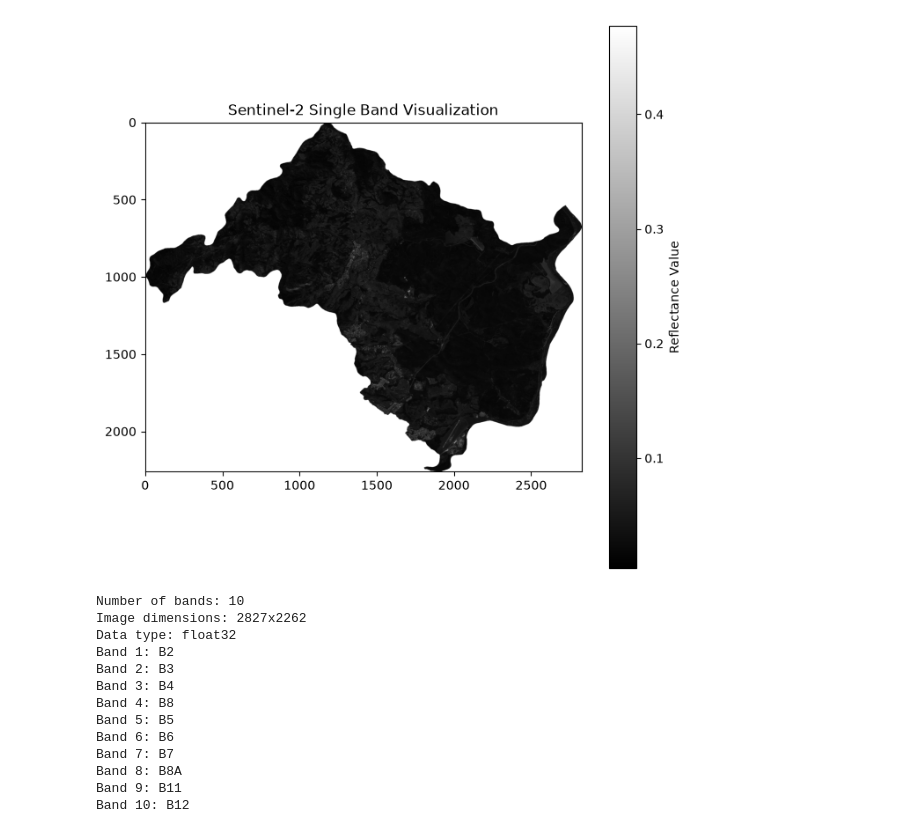
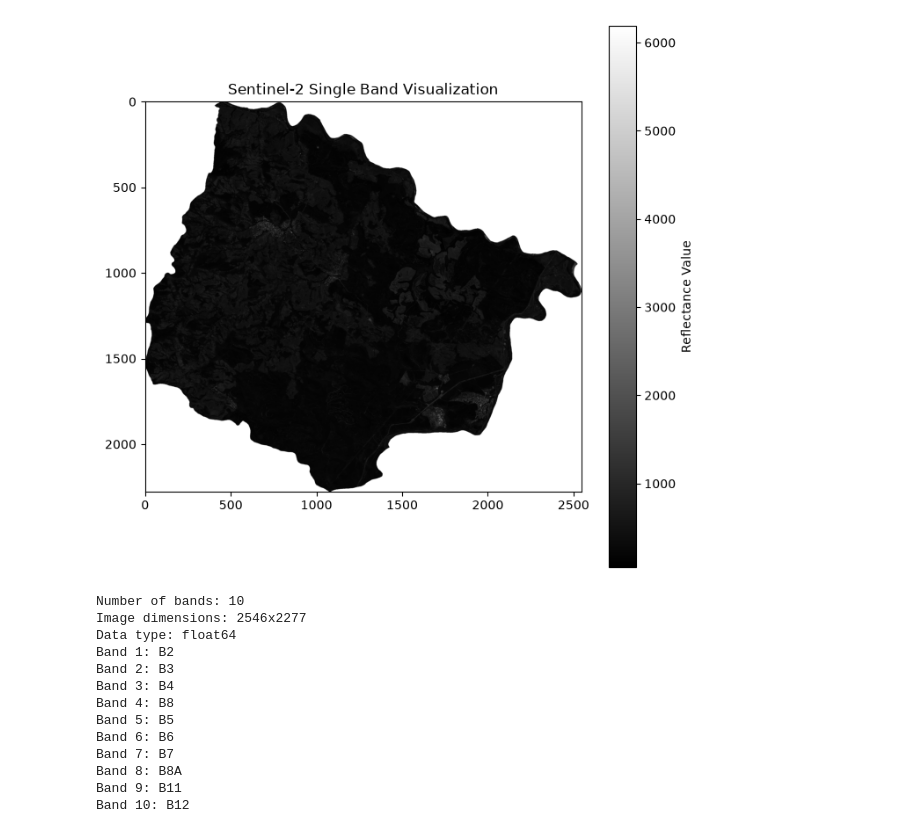
Before and after one commit to heitornolla/utae-paps, a Jupyter notebook: notebooks/view_tif.ipynb, the cells around one changed output. Saved outputs shown, nothing was run; the diff lists cells and outputs as text; code cells hidden in the pictures.

```diff
--- a/notebooks/view_tif.ipynb
+++ b/notebooks/view_tif.ipynb
@@ -5,24 +5,20 @@ warnings.filterwarnings('ignore', message='.*Setting the shape.*')
 # %%
 import rasterio
 from matplotlib import pyplot as plt
 
-file_path = "../data/S2_Santana_do_Paraiso_2019_Seco.tif"
+file_path = "../data/Dataset_Silvicultura/S2_Belo_Oriente_2019_Seco.tif"
 
 with rasterio.open(file_path) as src:
     band_data = src.read(1)
 
     plt.figure(figsize=(8, 8))
     plt.imshow(band_data, cmap='gray')
     plt.title("Sentinel-2 Single Band Visualization")
     plt.colorbar(label="Reflectance Value")
     plt.show()
 # %% [output]
-[figure, old version]
+[figure, new version]
 # %%
-import rasterio
-
-file_path = "../data/S2_Santana_do_Paraiso_2019_Seco.tif"
-
 with rasterio.open(file_path) as src:
     print(f"Number of bands: {src.count}")
     print(f"Image dimensions: {src.width}x{src.height}")
@@ -32,8 +28,8 @@ with rasterio.open(file_path) as src:
         print(f"Band {i}: {src.descriptions[i-1]}")
 # %% [output]
 Number of bands: 10
-Image dimensions: 2827x2262
-Data type: float32
+Image dimensions: 2546x2277
+Data type: float64
 Band 1: B2
 Band 2: B3
 Band 3: B4
```
Also changed, not shown: parts of 2 cells of this notebook.
